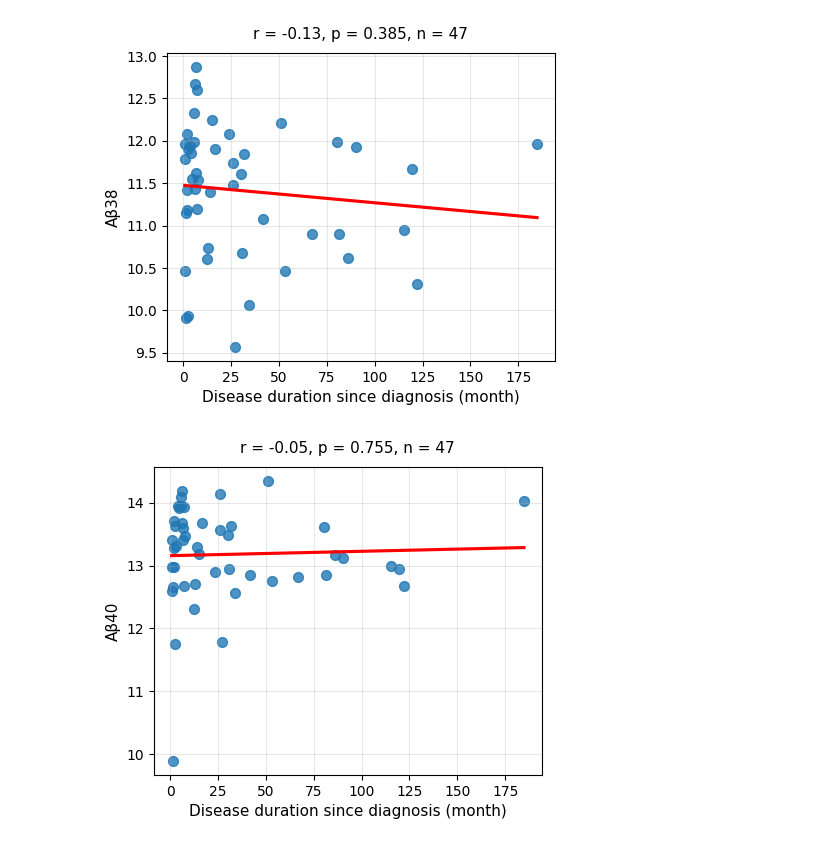
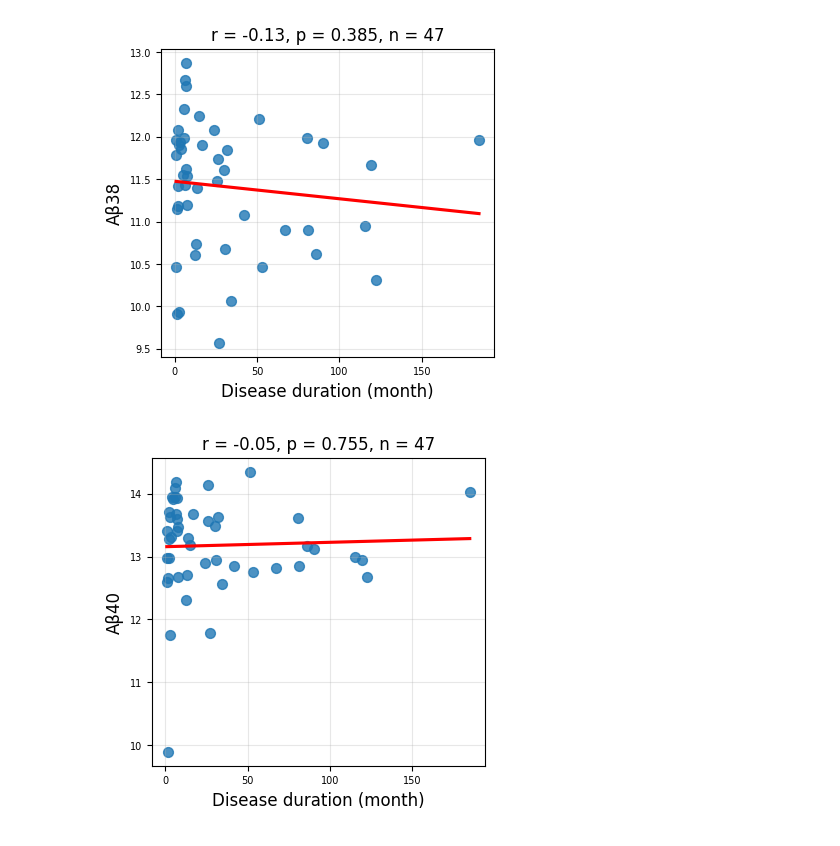
Before and after one commit to HaticeBzkrt/brain_comms_Bozkurt-et-al_2025_python, a Jupyter notebook: analysis_clinical_correlation.ipynb, the cells around one changed output. Cells and saved outputs as stored; diff of their text form; code cells hidden in the pictures.

```diff
--- a/analysis_clinical_correlation.ipynb
+++ b/analysis_clinical_correlation.ipynb
@@ -45,10 +44,10 @@ def calculate_spearman_ci(x, y, alpha=0.05):
 
 
 # Select nine significant markers
-df = df_merged[["Age at sampling (year)", "Aβ38", "Aβ40",  "FABP3", "NfL", "NfH", "pTau-181", "pTau-217", "pTau-231", "t-tau"]]
+df = df_merged[["Age (year)", "Aβ38", "Aβ40",  "FABP3", "NfL", "NfH", "pTau-181", "pTau-217", "pTau-231", "t-tau"]]
 
 # Fixed X column
-x_col = "Age at sampling (year)"
+x_col = "Age (year)"
 
 
 # Filter only numeric columns for Y (excluding the X column)
@@ -81,13 +80,13 @@ for y_col in numeric_cols:
     })
 
     # Plot scatter
-    plt.figure(figsize=(5, 4))
+    plt.figure(figsize=(4.3, 4))
     sns.regplot(x=valid_data[x_col], y=valid_data[y_col], ci=None, scatter_kws={"s": 50}, line_kws={"color": "red"})
-    plt.title(f"r = {corr:.2f}, p = {p_value:.3f}, n = {n}", fontsize = 11, pad = 10)
-    plt.xlabel(x_col, fontsize =11)
-    plt.ylabel(y_col, fontsize =11)
-    plt.xticks(fontsize=10)
-    plt.yticks(fontsize=10)
+    plt.title(f"r = {corr:.2f}, p = {p_value:.3f}, n = {n}", fontsize = 12)
+    plt.xlabel(x_col, fontsize =12)
+    plt.ylabel(y_col, fontsize =12)
+    plt.xticks(fontsize=7)
+    plt.yticks(fontsize=7)
     plt.grid(alpha=0.3)
     plt.savefig(f".\\figures\\Age_vs{y_col}.tiff", dpi=300)
     plt.show()
@@ -114,11 +113,11 @@ results_df.to_csv('age_spearman_results.csv', index=False)
 # Disease duration from diagnosis (month) vs Markers
 
 # Select nine significant markers
-df = df_merged[["Disease duration since diagnosis (month)", "Aβ38", "Aβ40",  "FABP3", "NfL", "NfH", "pTau-181", "pTau-217", "pTau-231", "t-tau"]]
+df = df_merged[["Disease duration (month)", "Aβ38", "Aβ40",  "FABP3", "NfL", "NfH", "pTau-181", "pTau-217", "pTau-231", "t-tau"]]
 
 
 # Fixed X column
-x_col = "Disease duration since diagnosis (month)"
+x_col = "Disease duration (month)"
 
 
 # Filter only numeric columns for Y (excluding the X column)
@@ -139,38 +138,38 @@ for y_col in numeric_cols:
 
     # Calculate Spearman correlation and confidence interval
     corr, p_value, r_lower, r_upper = calculate_spearman_ci(valid_data[x_col], valid_data[y_col])
     n = len(valid_data)
 
     # Append results
     results.append({
         'Marker': y_col,
         'Spearman_r': corr,
         'p_value': p_value,
         'CI_lower': r_lower,
         'CI_upper': r_upper,
         'Sample_size': n
     })
 
     # Plot scatter
-    plt.figure(figsize=(5, 4))
+    plt.figure(figsize=(4.3, 4))
     sns.regplot(x=valid_data[x_col], y=valid_data[y_col], ci=None, scatter_kws={"s": 50}, line_kws={"color": "red"})
-    plt.title(f"r = {corr:.2f}, p = {p_value:.3f}, n = {n}", pad = 10, fontsize = 11)
-    plt.xlabel(x_col, fontsize =11)
-    plt.ylabel(y_col, fontsize =11)
-    plt.xticks(fontsize=10)
-    plt.yticks(fontsize=10)
+    plt.title(f"r = {corr:.2f}, p = {p_value:.3f}, n = {n}",  fontsize = 12)
+    plt.xlabel(x_col, fontsize =12)
+    plt.ylabel(y_col, fontsize =12)
+    plt.xticks(fontsize=7)
+    plt.yticks(fontsize=7)
     plt.grid(alpha=0.3)
     plt.savefig(f".\\figures\\DiseaseDuration_vs{y_col}.tiff", dpi=300)
     plt.show()
 
 # Convert results to DataFrame
 results_df = pd.DataFrame(results)
 
 # Print results
 results_df
 
 # #  export results to CSV
 results_df.to_csv('dd_spearman_results.csv', index=False)
 # %% [output]
-[figure, old version]
+[figure, new version]
-[figure, old version]
+[figure, new version]
```
Also changed, not shown: parts of 5 cells of this notebook, 7 other files.
